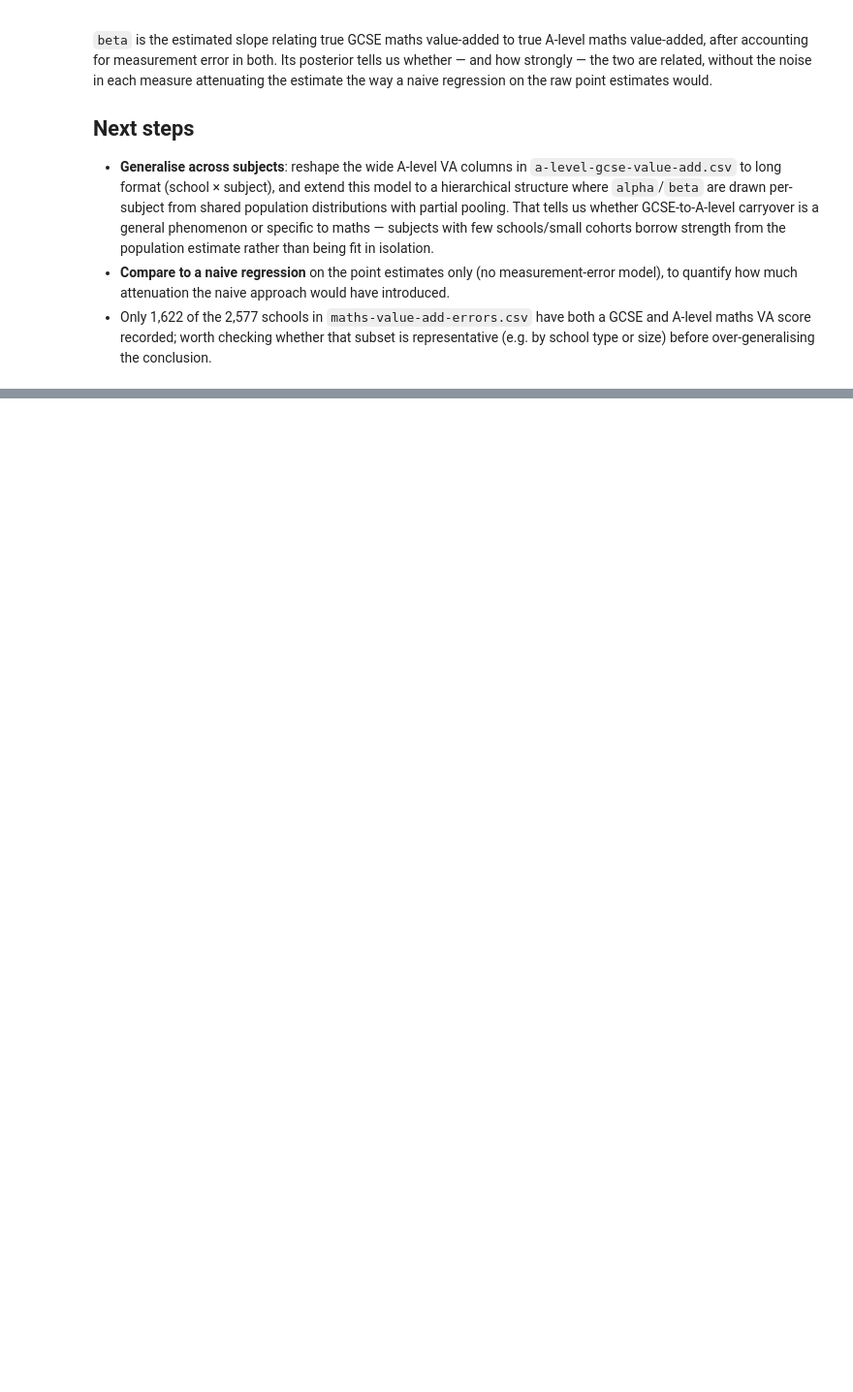
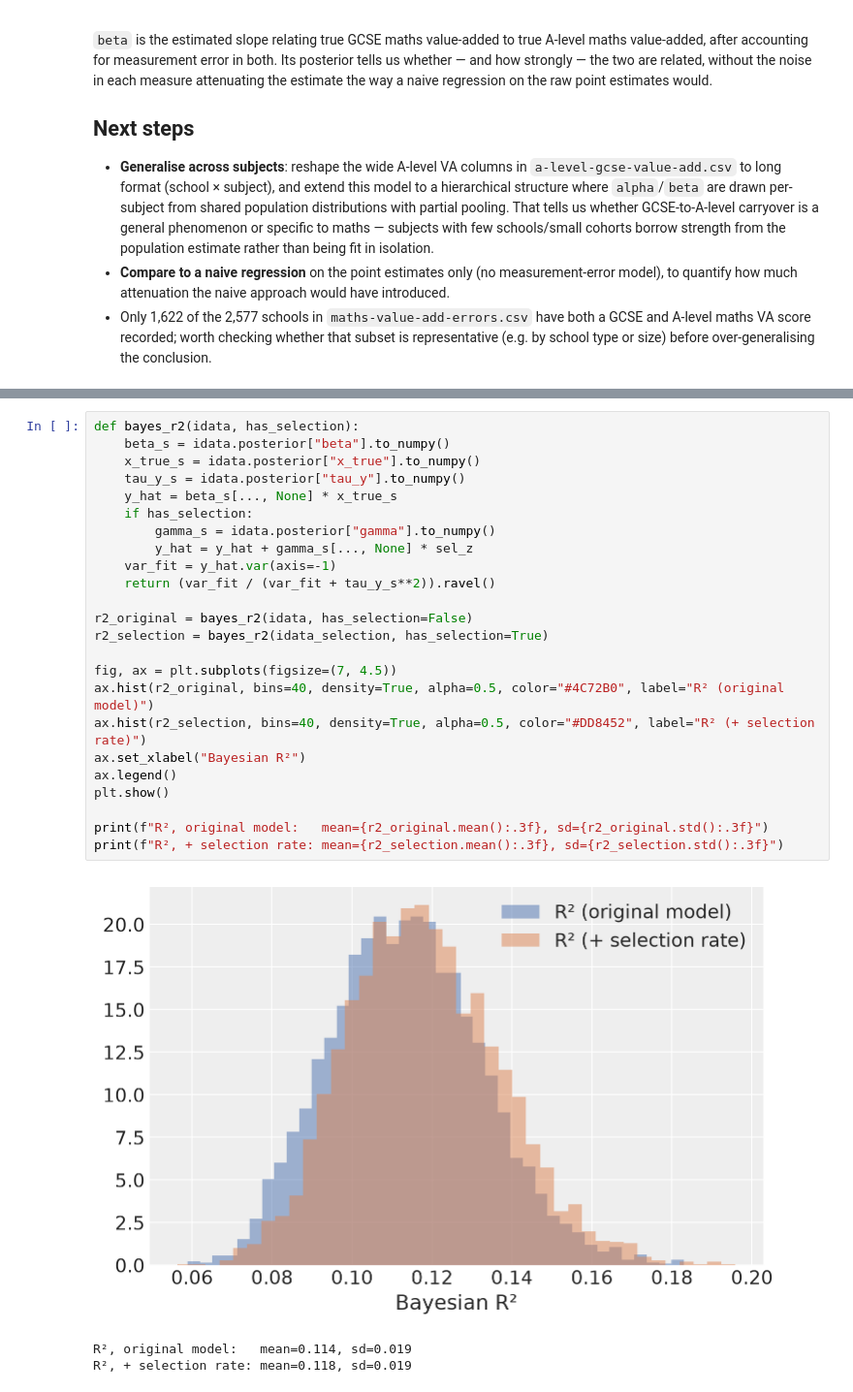
Before and after one commit to cormach/bayesian-learning, a Jupyter notebook: notebooks/a-level-gcse.ipynb, the cells around one changed output, grey strips where cells are left out. Shown at 97% size. Drawn from its saved outputs; the diff is of its cells as text; blank space fills up the shorter version.

```diff
--- a/notebooks/a-level-gcse.ipynb
+++ b/notebooks/a-level-gcse.ipynb
@@ -220,0 +406,28 @@ plt.show()
+# %%
+def bayes_r2(idata, has_selection):
+    beta_s = idata.posterior["beta"].to_numpy()
+    x_true_s = idata.posterior["x_true"].to_numpy()
+    tau_y_s = idata.posterior["tau_y"].to_numpy()
+    y_hat = beta_s[..., None] * x_true_s
+    if has_selection:
+        gamma_s = idata.posterior["gamma"].to_numpy()
+        y_hat = y_hat + gamma_s[..., None] * sel_z
+    var_fit = y_hat.var(axis=-1)
+    return (var_fit / (var_fit + tau_y_s**2)).ravel()
+
+r2_original = bayes_r2(idata, has_selection=False)
+r2_selection = bayes_r2(idata_selection, has_selection=True)
+
+fig, ax = plt.subplots(figsize=(7, 4.5))
+ax.hist(r2_original, bins=40, density=True, alpha=0.5, color="#4C72B0", label="R² (original model)")
+ax.hist(r2_selection, bins=40, density=True, alpha=0.5, color="#DD8452", label="R² (+ selection rate)")
+ax.set_xlabel("Bayesian R²")
+ax.legend()
+plt.show()
+
+print(f"R², original model:   mean={r2_original.mean():.3f}, sd={r2_original.std():.3f}")
+print(f"R², + selection rate: mean={r2_selection.mean():.3f}, sd={r2_selection.std():.3f}")
+# %% [output]
+[figure, added]
+R², original model:   mean=0.114, sd=0.019
+R², + selection rate: mean=0.118, sd=0.019
```
Also changed, not shown: parts of 28 cells of this notebook, 1 other file.
